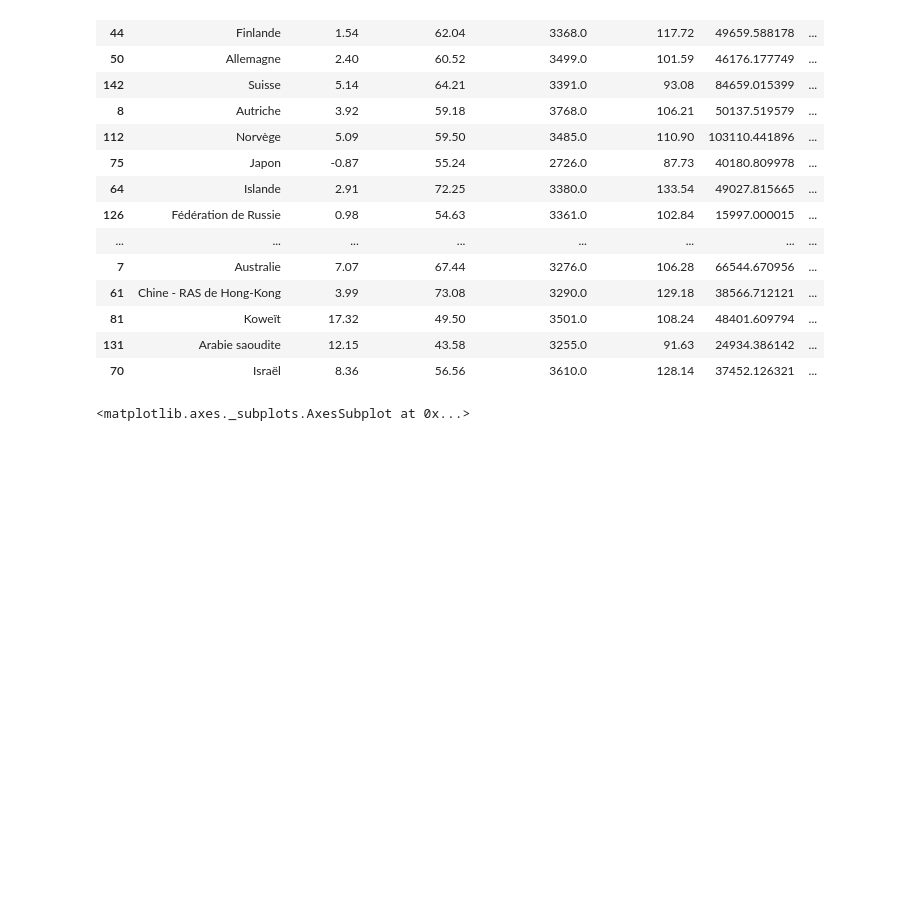
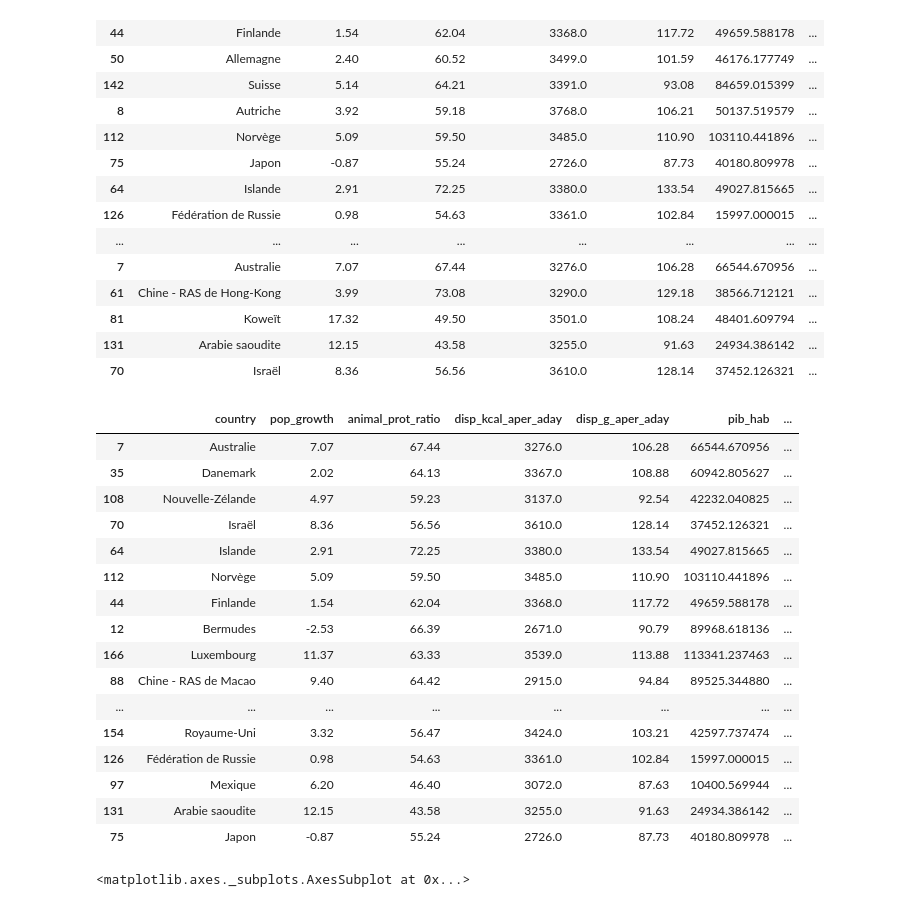
Before and after one commit to Sh4mSh4m/OCR_DA_proj5, a Jupyter notebook: Projet 5 - Etude de marche Loco Pollo.ipynb, the cells around one changed output. Saved outputs shown, nothing was run; the diff lists cells and outputs as text; code cells hidden in the pictures; blank space fills up the shorter version.

```diff
--- a/Projet 5 - Etude de marche Loco Pollo.ipynb
+++ b/Projet 5 - Etude de marche Loco Pollo.ipynb
@@ -769,6 +771,26 @@ df_target.sort_values(by=['volailles_prot_ratio', 'volailles_imp_exp'], kind='he
 | 81 | Koweït | 17.32 | 49.50 | 3501.0 | 108.24 | 48401.609794 | ... |
 | 131 | Arabie saoudite | 12.15 | 43.58 | 3255.0 | 91.63 | 24934.386142 | ... |
 | 70 | Israël | 8.36 | 56.56 | 3610.0 | 128.14 | 37452.126321 | ... |
+# %%
+df_target.sort_values(by='volailles_imp_exp', kind='heapsort')
+# %% [output]
+|  | country | pop_growth | animal_prot_ratio | disp_kcal_aper_aday | disp_g_aper_aday | pib_hab | ... |
+| 7 | Australie | 7.07 | 67.44 | 3276.0 | 106.28 | 66544.670956 | ... |
+| 35 | Danemark | 2.02 | 64.13 | 3367.0 | 108.88 | 60942.805627 | ... |
+| 108 | Nouvelle-Zélande | 4.97 | 59.23 | 3137.0 | 92.54 | 42232.040825 | ... |
+| 70 | Israël | 8.36 | 56.56 | 3610.0 | 128.14 | 37452.126321 | ... |
+| 64 | Islande | 2.91 | 72.25 | 3380.0 | 133.54 | 49027.815665 | ... |
+| 112 | Norvège | 5.09 | 59.50 | 3485.0 | 110.90 | 103110.441896 | ... |
+| 44 | Finlande | 1.54 | 62.04 | 3368.0 | 117.72 | 49659.588178 | ... |
+| 12 | Bermudes | -2.53 | 66.39 | 2671.0 | 90.79 | 89968.618136 | ... |
+| 166 | Luxembourg | 11.37 | 63.33 | 3539.0 | 113.88 | 113341.237463 | ... |
+| 88 | Chine - RAS de Macao | 9.40 | 64.42 | 2915.0 | 94.84 | 89525.344880 | ... |
+| ... | ... | ... | ... | ... | ... | ... | ... |
+| 154 | Royaume-Uni | 3.32 | 56.47 | 3424.0 | 103.21 | 42597.737474 | ... |
+| 126 | Fédération de Russie | 0.98 | 54.63 | 3361.0 | 102.84 | 15997.000015 | ... |
+| 97 | Mexique | 6.20 | 46.40 | 3072.0 | 87.63 | 10400.569944 | ... |
+| 131 | Arabie saoudite | 12.15 | 43.58 | 3255.0 | 91.63 | 24934.386142 | ... |
+| 75 | Japon | -0.87 | 55.24 | 2726.0 | 87.73 | 40180.809978 | ... |
 # %%
 df_target.boxplot(column=['volailles_imp_exp'])
 # %% [output]
```
Also changed, not shown: parts of 4 cells of this notebook.
